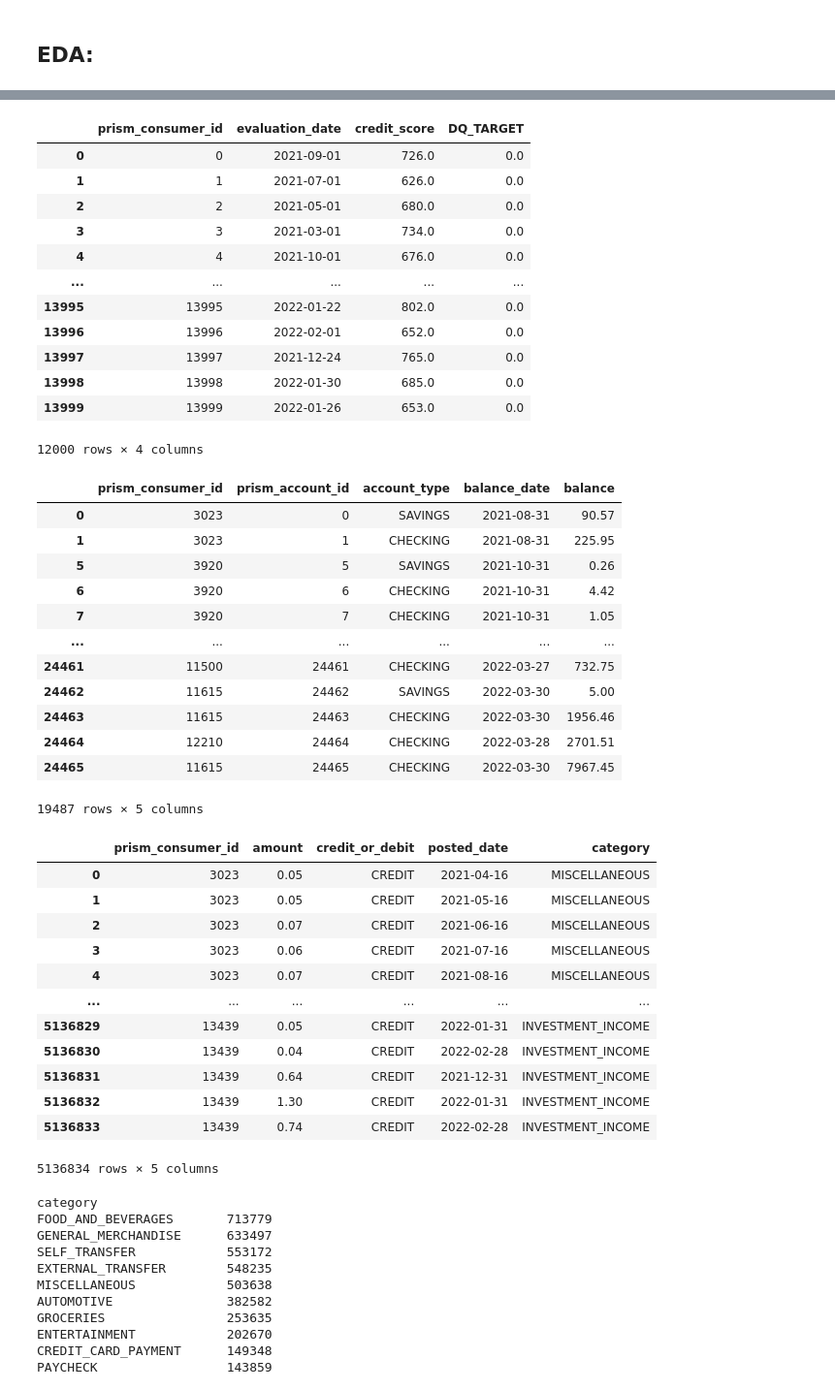
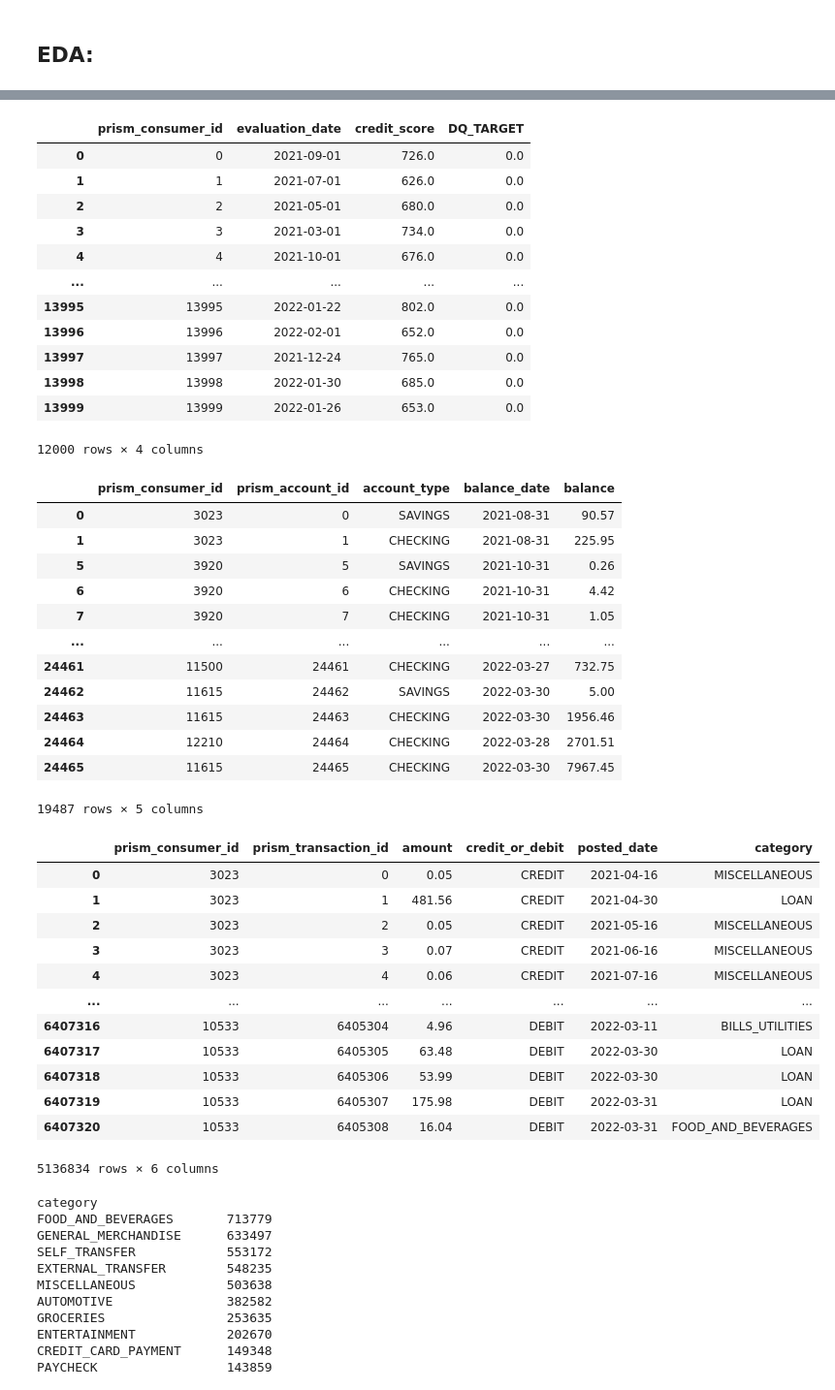
Before and after one commit to mozer123/credit_scoring, a Jupyter notebook: src/01/brandon.ipynb, the cells around one changed output, grey strips where cells are left out. Shown at 97% size. Drawn from its saved outputs; the diff is of its cells as text; code cells hidden in the pictures.

```diff
--- a/src/01/brandon.ipynb
+++ b/src/01/brandon.ipynb
@@ -51,51 +51,48 @@ df.iloc[:10]
 c_df = consumers.dropna(subset='DQ_TARGET')
 a_df = accounts[accounts.prism_consumer_id.isin(c_df.prism_consumer_id)]
 t_df = transactions[transactions.prism_consumer_id.isin(c_df.prism_consumer_id)]
-t_df = t_df.merge(categories, left_on='category', right_on='category_id')
-t_df = t_df.drop(columns=['prism_transaction_id', 'category_x', 'category_id'])
-t_df = t_df.rename(columns={'category_y':'category'})
 
 display(c_df, a_df, t_df)
 # %% [output]
 |  | prism_consumer_id | evaluation_date | credit_score | DQ_TARGET |
 | 0 | 0 | 2021-09-01 | 726.0 | 0.0 |
 | 1 | 1 | 2021-07-01 | 626.0 | 0.0 |
 | 2 | 2 | 2021-05-01 | 680.0 | 0.0 |
 | 3 | 3 | 2021-03-01 | 734.0 | 0.0 |
 | 4 | 4 | 2021-10-01 | 676.0 | 0.0 |
 | ... | ... | ... | ... | ... |
 | 13995 | 13995 | 2022-01-22 | 802.0 | 0.0 |
 | 13996 | 13996 | 2022-02-01 | 652.0 | 0.0 |
 | 13997 | 13997 | 2021-12-24 | 765.0 | 0.0 |
 | 13998 | 13998 | 2022-01-30 | 685.0 | 0.0 |
 | 13999 | 13999 | 2022-01-26 | 653.0 | 0.0 |
 12000 rows × 4 columns
 |  | prism_consumer_id | prism_account_id | account_type | balance_date | balance |
 | 0 | 3023 | 0 | SAVINGS | 2021-08-31 | 90.57 |
 | 1 | 3023 | 1 | CHECKING | 2021-08-31 | 225.95 |
 | 5 | 3920 | 5 | SAVINGS | 2021-10-31 | 0.26 |
 | 6 | 3920 | 6 | CHECKING | 2021-10-31 | 4.42 |
 | 7 | 3920 | 7 | CHECKING | 2021-10-31 | 1.05 |
 | ... | ... | ... | ... | ... | ... |
 | 24461 | 11500 | 24461 | CHECKING | 2022-03-27 | 732.75 |
 | 24462 | 11615 | 24462 | SAVINGS | 2022-03-30 | 5.00 |
 | 24463 | 11615 | 24463 | CHECKING | 2022-03-30 | 1956.46 |
 | 24464 | 12210 | 24464 | CHECKING | 2022-03-28 | 2701.51 |
 | 24465 | 11615 | 24465 | CHECKING | 2022-03-30 | 7967.45 |
 19487 rows × 5 columns
-|  | prism_consumer_id | amount | credit_or_debit | posted_date | category |
-| 0 | 3023 | 0.05 | CREDIT | 2021-04-16 | MISCELLANEOUS |
-| 1 | 3023 | 0.05 | CREDIT | 2021-05-16 | MISCELLANEOUS |
-| 2 | 3023 | 0.07 | CREDIT | 2021-06-16 | MISCELLANEOUS |
-| 3 | 3023 | 0.06 | CREDIT | 2021-07-16 | MISCELLANEOUS |
-| 4 | 3023 | 0.07 | CREDIT | 2021-08-16 | MISCELLANEOUS |
-| ... | ... | ... | ... | ... | ... |
-| 5136829 | 13439 | 0.05 | CREDIT | 2022-01-31 | INVESTMENT_INCOME |
-| 5136830 | 13439 | 0.04 | CREDIT | 2022-02-28 | INVESTMENT_INCOME |
-| 5136831 | 13439 | 0.64 | CREDIT | 2021-12-31 | INVESTMENT_INCOME |
-| 5136832 | 13439 | 1.30 | CREDIT | 2022-01-31 | INVESTMENT_INCOME |
-| 5136833 | 13439 | 0.74 | CREDIT | 2022-02-28 | INVESTMENT_INCOME |
+|  | prism_consumer_id | prism_transaction_id | amount | credit_or_debit | posted_date | category |
+| 0 | 3023 | 0 | 0.05 | CREDIT | 2021-04-16 | MISCELLANEOUS |
+| 1 | 3023 | 1 | 481.56 | CREDIT | 2021-04-30 | LOAN |
+| 2 | 3023 | 2 | 0.05 | CREDIT | 2021-05-16 | MISCELLANEOUS |
+| 3 | 3023 | 3 | 0.07 | CREDIT | 2021-06-16 | MISCELLANEOUS |
+| 4 | 3023 | 4 | 0.06 | CREDIT | 2021-07-16 | MISCELLANEOUS |
+| ... | ... | ... | ... | ... | ... | ... |
+| 6407316 | 10533 | 6405304 | 4.96 | DEBIT | 2022-03-11 | BILLS_UTILITIES |
+| 6407317 | 10533 | 6405305 | 63.48 | DEBIT | 2022-03-30 | LOAN |
+| 6407318 | 10533 | 6405306 | 53.99 | DEBIT | 2022-03-30 | LOAN |
+| 6407319 | 10533 | 6405307 | 175.98 | DEBIT | 2022-03-31 | LOAN |
+| 6407320 | 10533 | 6405308 | 16.04 | DEBIT | 2022-03-31 | FOOD_AND_BEVERAGES |
-5136834 rows × 5 columns
+5136834 rows × 6 columns
 # %%
 t_df.category.value_counts()
 # %% [output]
```
Also changed, not shown: parts of 22 cells of this notebook, 1 other file.
